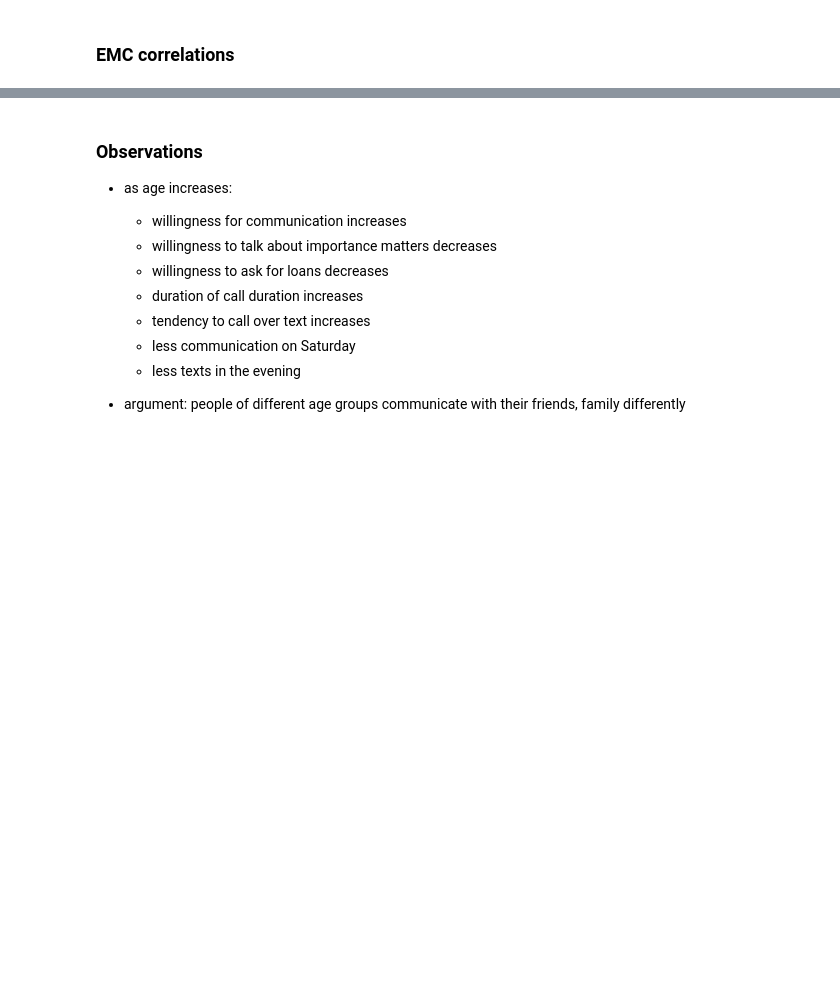
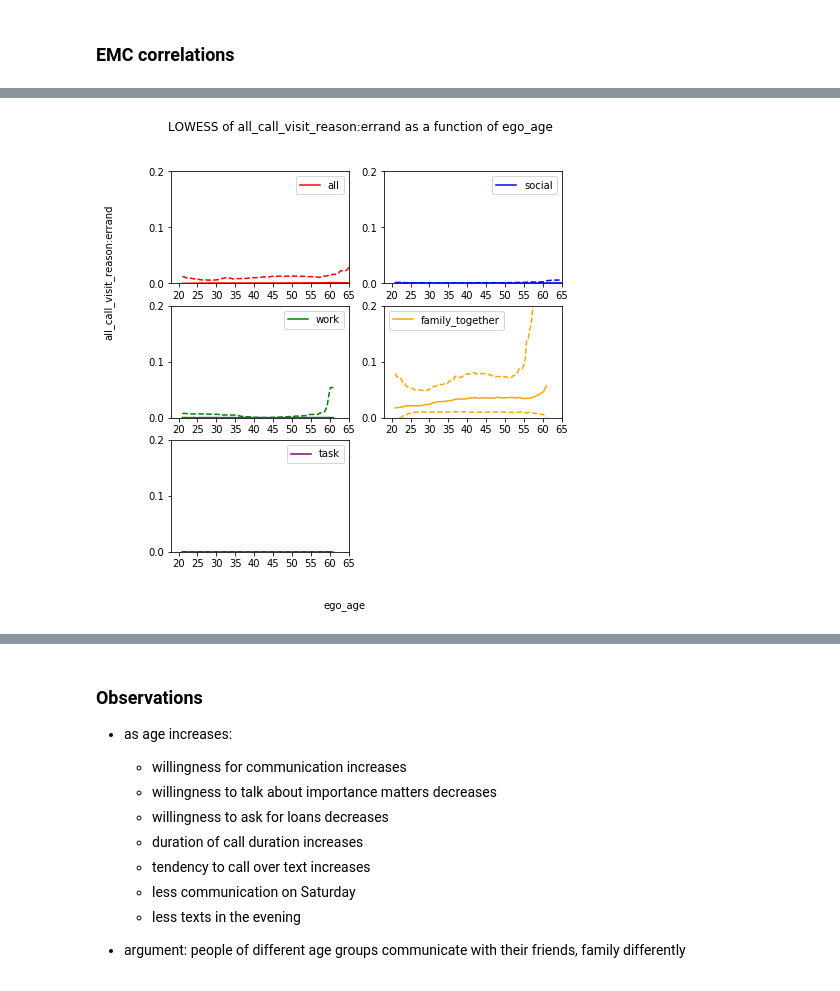
Before and after one commit to tliu526/relationship-prediction, a Jupyter notebook: notebooks/demographics_stats.ipynb, the cells around one changed output, grey strips where cells are left out. Drawn from its saved outputs; the diff is of its cells as text; code cells hidden in the pictures; blank space fills up the shorter version.

```diff
--- a/notebooks/demographics_stats.ipynb
+++ b/notebooks/demographics_stats.ipynb
@@ -157,7 +160,7 @@ def plot_all_bootstrap_lowess(features, x_col, y_col, ylim, yticks, xlim, xticks
 
     plt.text(64, -0.1, x_col, ha='center')
     plt.text(0.04, 0.5, y_col, va='center', rotation='vertical')
-    plt.suptitle("LOWESS of {} as a function of {}".format(x_col, y_col))
+    plt.suptitle("LOWESS of {} as a function of {}".format(y_col, x_col))
 # %% [markdown]
 # Demographics feature analysis
 # %% [markdown]
@@ -302,0 +569,4 @@ age_df.loc[['q1_want', 'q2_talk', 'q3_loan', 'q4_closeness'], :]
+# %%
+plot_all_bootstrap_lowess(ag_features, 'ego_age', 'all_call_visit_reason:errand', (0,0.2), np.arange(0, 0.21, 0.1), (18, 65), np.arange(20, 66, 5), 100)
+# %% [output]
+[figure, added]
```
Also changed, not shown: parts of 56 cells of this notebook, 2 other files.
